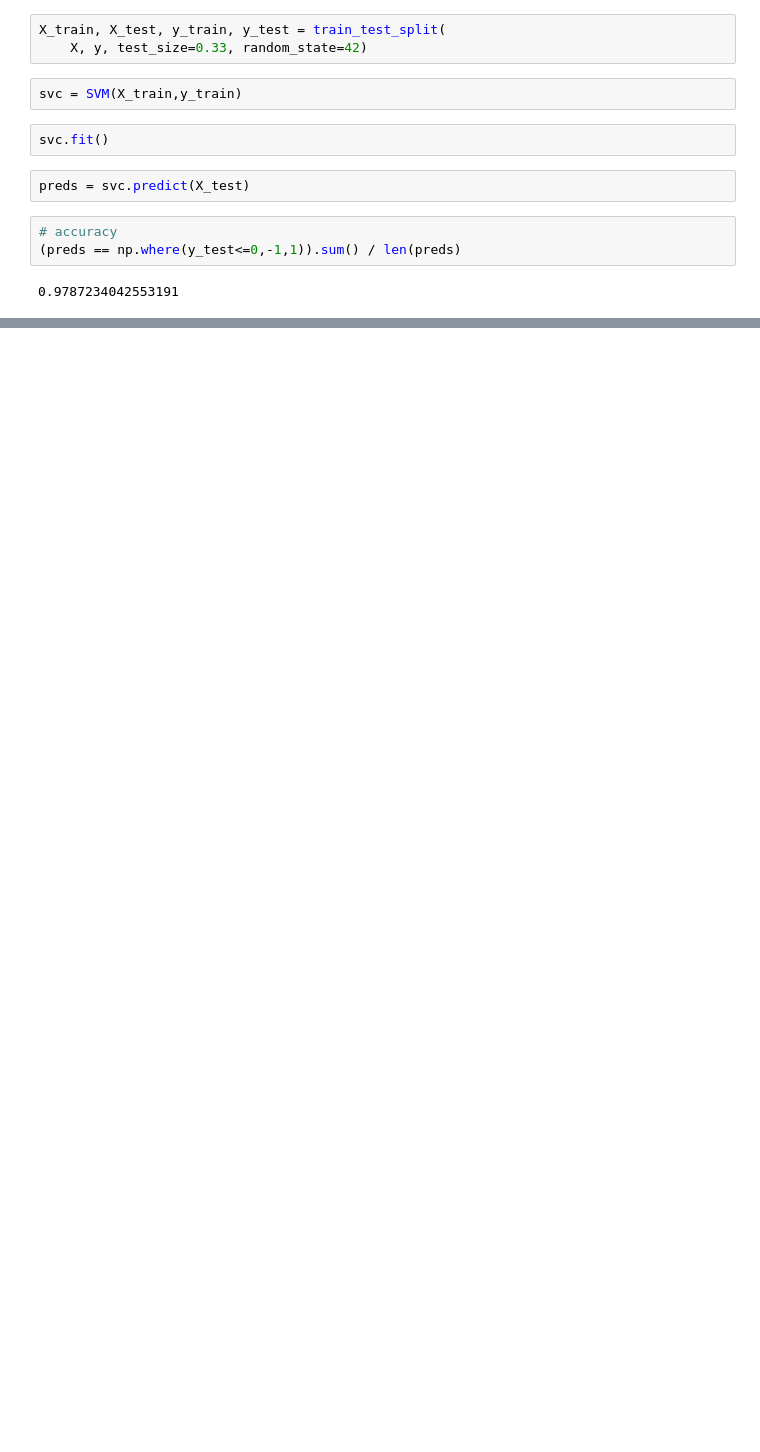
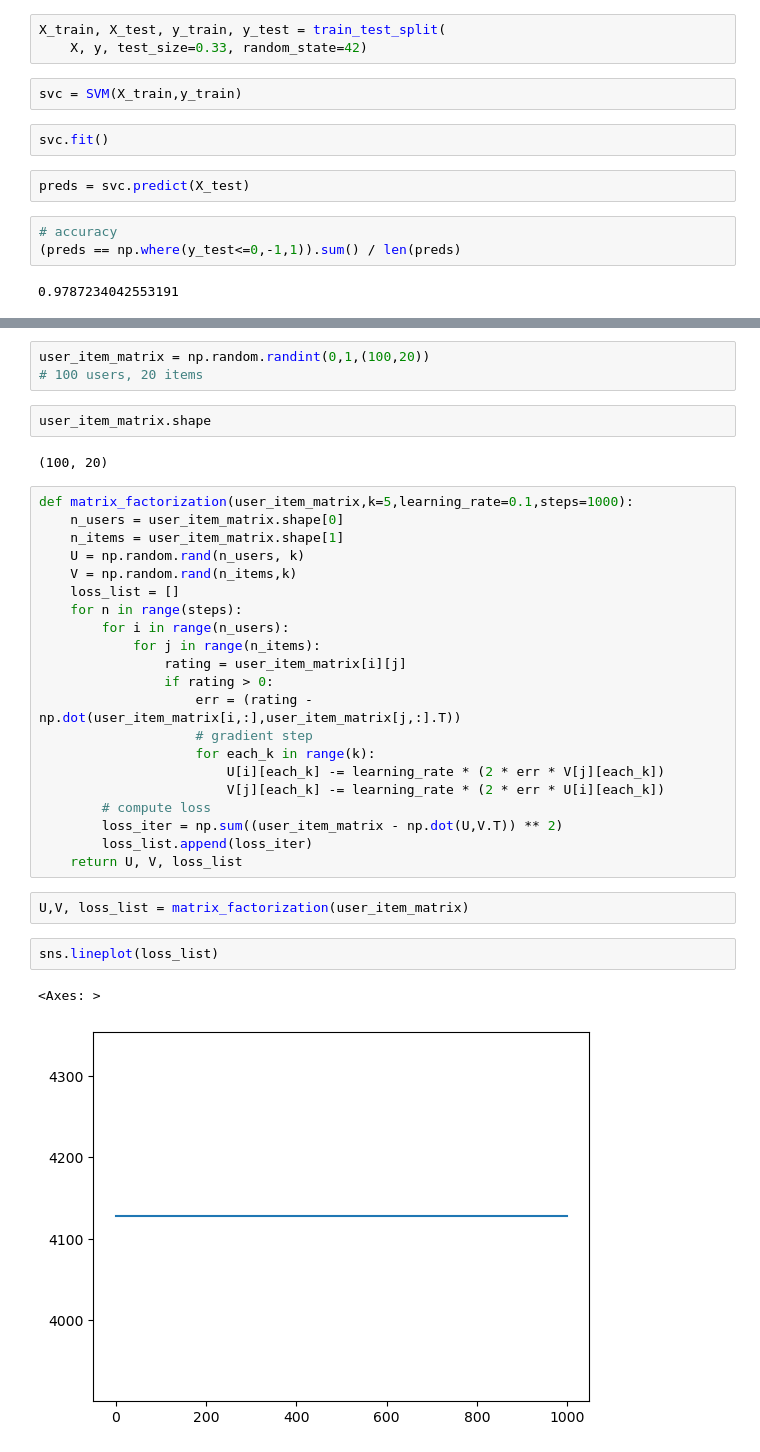
Before and after one commit to Sandeep42/machine-learning-with-python, a Jupyter notebook: machine_learning_with_python/02.classical_ml_algorithms.ipynb, the cells around one changed output, grey strips where cells are left out. Cells and saved outputs as stored; diff of their text form; blank space fills up the shorter version.

```diff
--- a/machine_learning_with_python/02.classical_ml_algorithms.ipynb
+++ b/machine_learning_with_python/02.classical_ml_algorithms.ipynb
@@ -1175 +1213,36 @@ preds = svc.predict(X_test)
+# %%
+user_item_matrix = np.random.randint(0,1,(100,20))
+# 100 users, 20 items
+# %%
+user_item_matrix.shape
+# %% [output]
+(100, 20)
+# %%
+def matrix_factorization(user_item_matrix,k=5,learning_rate=0.1,steps=1000):
+    n_users = user_item_matrix.shape[0]
+    n_items = user_item_matrix.shape[1]
+    U = np.random.rand(n_users, k)
+    V = np.random.rand(n_items,k)
+    loss_list = []
+    for n in range(steps):
+        for i in range(n_users):
+            for j in range(n_items):
+                rating = user_item_matrix[i][j]
+                if rating > 0:
+                    err = (rating - np.dot(user_item_matrix[i,:],user_item_matrix[j,:].T))
+                    # gradient step
+                    for each_k in range(k):
+                        U[i][each_k] -= learning_rate * (2 * err * V[j][each_k])
+                        V[j][each_k] -= learning_rate * (2 * err * U[i][each_k])
+        # compute loss
+        loss_iter = np.sum((user_item_matrix - np.dot(U,V.T)) ** 2)
+        loss_list.append(loss_iter)
+    return U, V, loss_list
+# %%
+U,V, loss_list = matrix_factorization(user_item_matrix)
+# %%
+sns.lineplot(loss_list)
+# %% [output]
+<Axes: >
+[figure, added]
 # %% [markdown]
```
Also changed, not shown: parts of 24 cells of this notebook.
